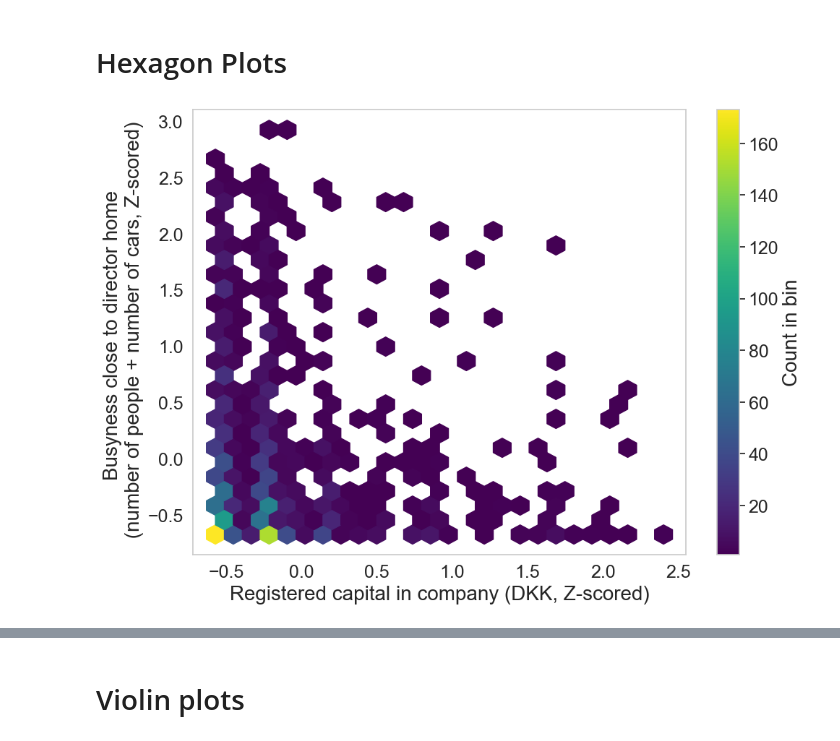
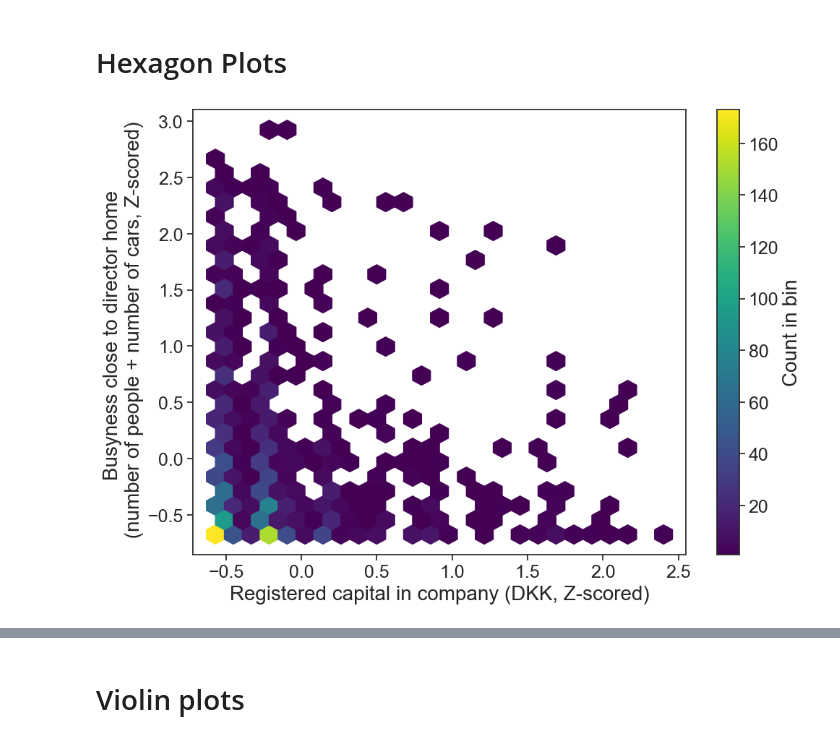
Before and after one commit to ivaroli/DataInTheWild, a Jupyter notebook: Analysis/Visualizations.ipynb, the cells around one changed output, grey strips where cells are left out. Cells and saved outputs as stored; diff of their text form; code cells hidden in the pictures.

```diff
--- a/Analysis/Visualizations.ipynb
+++ b/Analysis/Visualizations.ipynb
@@ -59,28 +79,29 @@ df_norm = df_norm[(df_norm.NumPeopleCars < 3) & (df_norm.NumPeopleCars > -3)]
 # %%
 # Set style and figure size
 sns.set(rc={'figure.figsize':(11,8)})
 sns.set_style("whitegrid")
+sns.set_style("ticks")
 
 # Creating a hexbin plot with Viridis color palette
 plt.hexbin(x=df_norm["RegisteredCapital"], y=df_norm["NumPeopleCars"], gridsize=25, cmap='viridis', mincnt=1)
 cbar = plt.colorbar()
 cbar.ax.tick_params(labelsize=18)
 cbar.set_label('Count in bin', fontsize=20)
 
 # Set labels and title
 plt.xlabel('Registered capital in company (DKK, Z-scored)', fontsize=20)
 plt.ylabel('Busyness close to director home \n (number of people + number of cars, Z-scored)', fontsize=20)
 
 # Increase size of axis ticks
 plt.tick_params(axis='both', which='major', labelsize=18)
 
 # Remove gridlines
 plt.grid(False)
 
 # Show the plot
 plt.show()
 # %% [output]
-[figure, old version]
+[figure, new version]
 # %%
 # Set style and figure size
 sns.set(rc={'figure.figsize':(11,8)})
```
Also changed, not shown: parts of 12 cells of this notebook.
